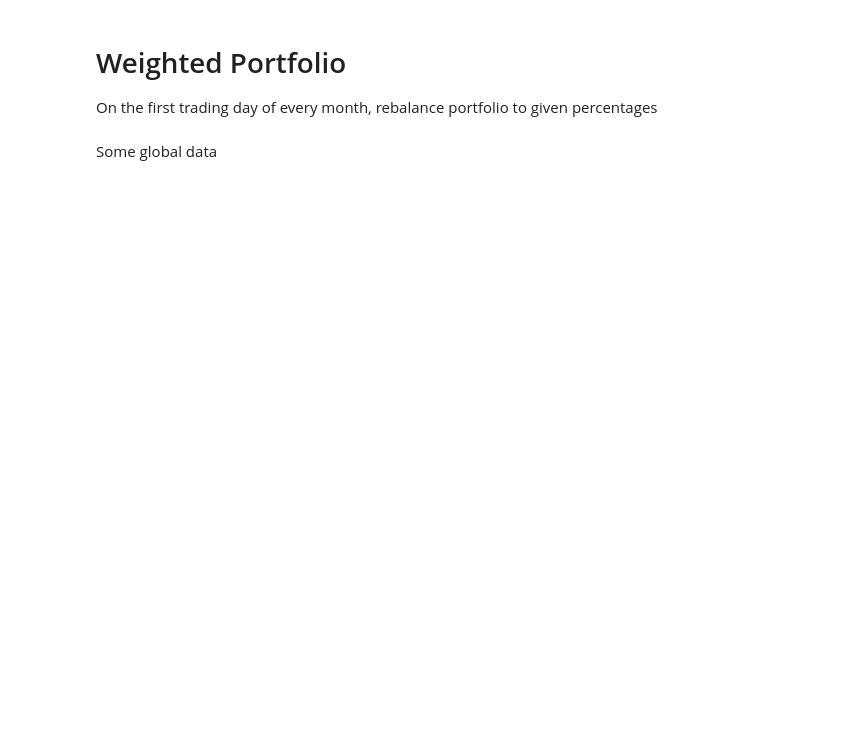
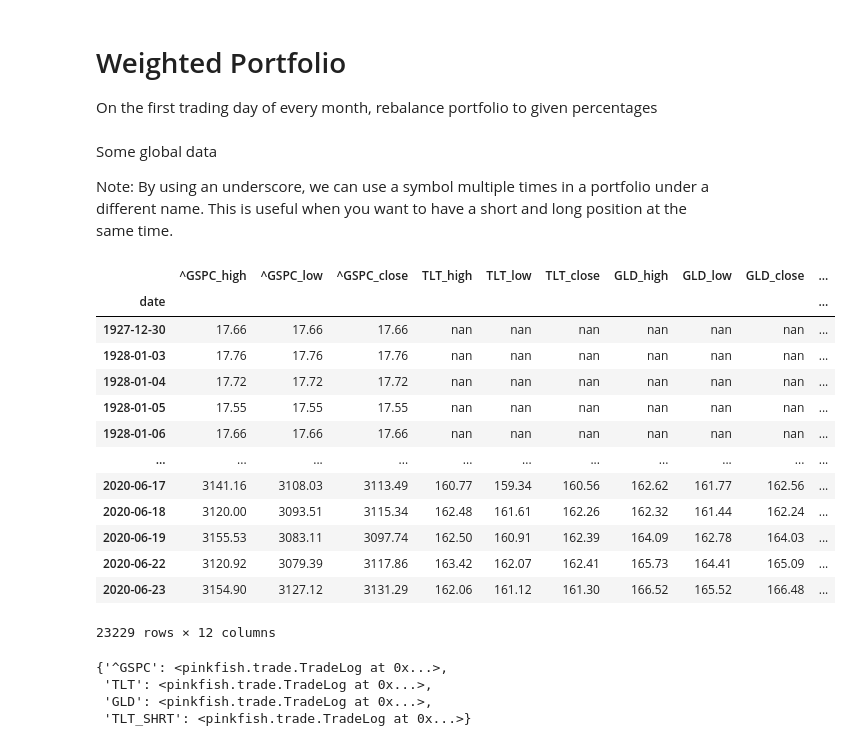
Before and after one commit to fja05680/pinkfish, a Jupyter notebook: examples/portfolio/weights.ipynb, the cells around one changed output. Drawn from its saved outputs; the diff is of its cells as text; code cells hidden in the pictures; blank space fills up the shorter version.

```diff
--- a/examples/portfolio/weights.ipynb
+++ b/examples/portfolio/weights.ipynb
@@ -25,6 +25,8 @@ pd.options.display.float_format = '{:0.2f}'.format
    %matplotlib inline: only draw static images in the notebook
 '''
 plt.rcParams["figure.figsize"] = (10, 7)
-# %% [markdown]
-Some global data
+# %% [markdown]
+Some global data
+
+Note: By using an underscore, we can use a symbol multiple times in a portfolio under a different name.  This is useful when you want to have a short and long position at the same time.
 # %%
@@ -40,6 +43,22 @@ use_cache = False
 # %%
 portfolio = pf.Portfolio()
 ts = portfolio.fetch_timeseries(symbols, start, end, use_cache=use_cache)
+ts
+# %% [output]
+|  | ^GSPC_high | ^GSPC_low | ^GSPC_close | TLT_high | TLT_low | TLT_close | GLD_high | GLD_low | GLD_close | ... |
+| date |  |  |  |  |  |  |  |  |  | ... |
+| 1927-12-30 | 17.66 | 17.66 | 17.66 | nan | nan | nan | nan | nan | nan | ... |
+| 1928-01-03 | 17.76 | 17.76 | 17.76 | nan | nan | nan | nan | nan | nan | ... |
+| 1928-01-04 | 17.72 | 17.72 | 17.72 | nan | nan | nan | nan | nan | nan | ... |
+| 1928-01-05 | 17.55 | 17.55 | 17.55 | nan | nan | nan | nan | nan | nan | ... |
+| 1928-01-06 | 17.66 | 17.66 | 17.66 | nan | nan | nan | nan | nan | nan | ... |
+| ... | ... | ... | ... | ... | ... | ... | ... | ... | ... | ... |
+| 2020-06-17 | 3141.16 | 3108.03 | 3113.49 | 160.77 | 159.34 | 160.56 | 162.62 | 161.77 | 162.56 | ... |
+| 2020-06-18 | 3120.00 | 3093.51 | 3115.34 | 162.48 | 161.61 | 162.26 | 162.32 | 161.44 | 162.24 | ... |
+| 2020-06-19 | 3155.53 | 3083.11 | 3097.74 | 162.50 | 160.91 | 162.39 | 164.09 | 162.78 | 164.03 | ... |
+| 2020-06-22 | 3120.92 | 3079.39 | 3117.86 | 163.42 | 162.07 | 162.41 | 165.73 | 164.41 | 165.09 | ... |
+| 2020-06-23 | 3154.90 | 3127.12 | 3131.29 | 162.06 | 161.12 | 161.30 | 166.52 | 165.52 | 166.48 | ... |
+23229 rows × 12 columns
 # %%
 # add calendar columns
 ts = portfolio.calendar(ts)
@@ -47,6 +66,12 @@ ts = portfolio.calendar(ts)
 ts, start = portfolio.finalize_timeseries(ts, start)
 # %%
 portfolio.init_trade_logs(ts, capital)
+pf.TradeLog.instance
+# %% [output]
+{'^GSPC': <pinkfish.trade.TradeLog at 0x...>,
+ 'TLT': <pinkfish.trade.TradeLog at 0x...>,
+ 'GLD': <pinkfish.trade.TradeLog at 0x...>,
+ 'TLT_SHRT': <pinkfish.trade.TradeLog at 0x...>}
 # %%
 for i, row in enumerate(ts.itertuples()):
 
```
Also changed, not shown: parts of 11 cells of this notebook, 3 other files.
